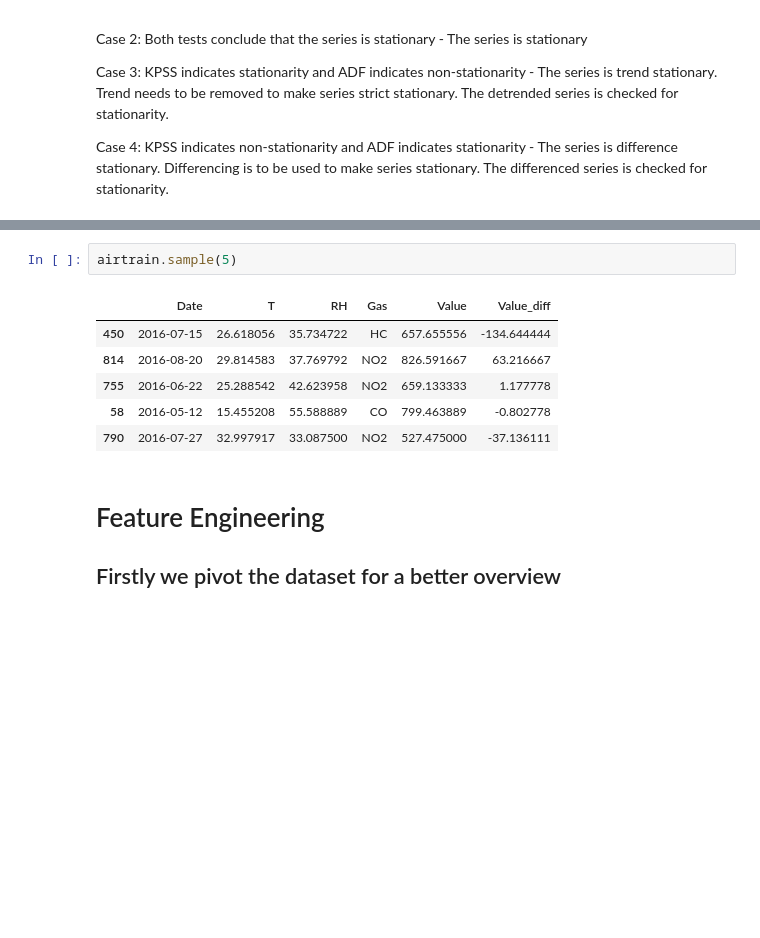
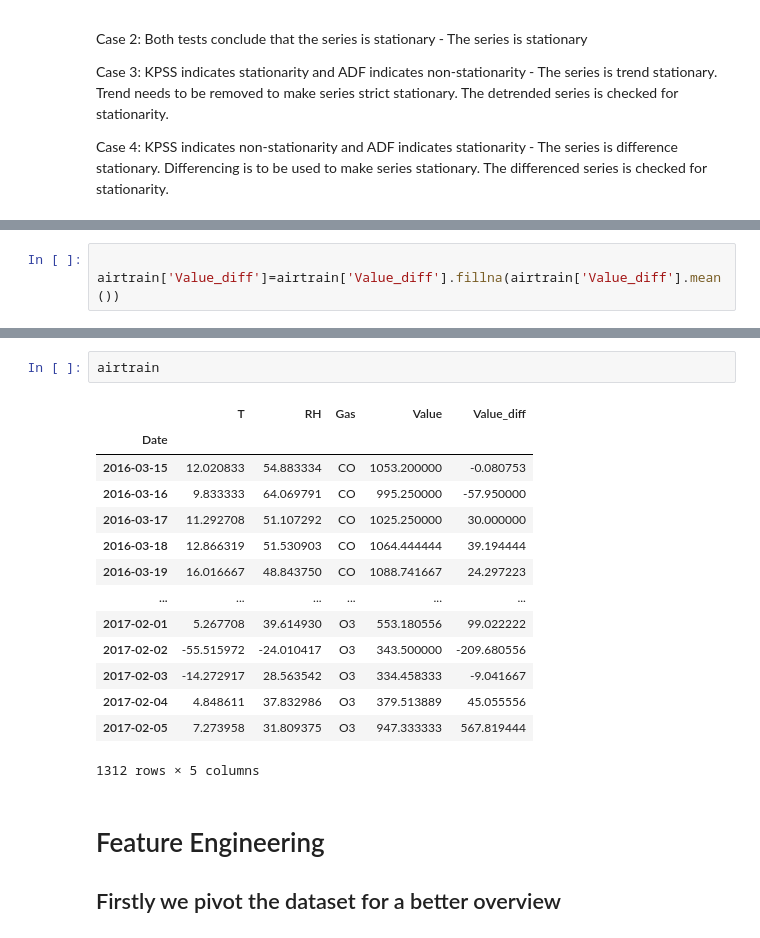
Before and after one commit to JoelPoah/AIMLCA2, a Jupyter notebook: TimeSeries_PartA/TimeSeries.ipynb, the cells around one changed output, grey strips where cells are left out. Cells and saved outputs as stored; diff of their text form; blank space fills up the shorter version.

```diff
--- a/TimeSeries_PartA/TimeSeries.ipynb
+++ b/TimeSeries_PartA/TimeSeries.ipynb
@@ -254,0 +255,3 @@ plt.show()
+# %%
+
+airtrain['Value_diff']=airtrain['Value_diff'].fillna(airtrain['Value_diff'].mean())
@@ -255,12 +289,20 @@ plt.show()
 # %%
-airtrain.sample(5)
+airtrain
 # %% [output]
-|  | Date | T | RH | Gas | Value | Value_diff |
-| 450 | 2016-07-15 | 26.618056 | 35.734722 | HC | 657.655556 | -134.644444 |
-| 814 | 2016-08-20 | 29.814583 | 37.769792 | NO2 | 826.591667 | 63.216667 |
-| 755 | 2016-06-22 | 25.288542 | 42.623958 | NO2 | 659.133333 | 1.177778 |
-| 58 | 2016-05-12 | 15.455208 | 55.588889 | CO | 799.463889 | -0.802778 |
-| 790 | 2016-07-27 | 32.997917 | 33.087500 | NO2 | 527.475000 | -37.136111 |
+|  | T | RH | Gas | Value | Value_diff |
+| Date |  |  |  |  |  |
+| 2016-03-15 | 12.020833 | 54.883334 | CO | 1053.200000 | -0.080753 |
+| 2016-03-16 | 9.833333 | 64.069791 | CO | 995.250000 | -57.950000 |
+| 2016-03-17 | 11.292708 | 51.107292 | CO | 1025.250000 | 30.000000 |
+| 2016-03-18 | 12.866319 | 51.530903 | CO | 1064.444444 | 39.194444 |
+| 2016-03-19 | 16.016667 | 48.843750 | CO | 1088.741667 | 24.297223 |
+| ... | ... | ... | ... | ... | ... |
+| 2017-02-01 | 5.267708 | 39.614930 | O3 | 553.180556 | 99.022222 |
+| 2017-02-02 | -55.515972 | -24.010417 | O3 | 343.500000 | -209.680556 |
+| 2017-02-03 | -14.272917 | 28.563542 | O3 | 334.458333 | -9.041667 |
+| 2017-02-04 | 4.848611 | 37.832986 | O3 | 379.513889 | 45.055556 |
+| 2017-02-05 | 7.273958 | 31.809375 | O3 | 947.333333 | 567.819444 |
+1312 rows × 5 columns
 # %% [markdown]
 # Feature Engineering
 ## Firstly we pivot the dataset for a better overview
```
Also changed, not shown: parts of 44 cells of this notebook.
